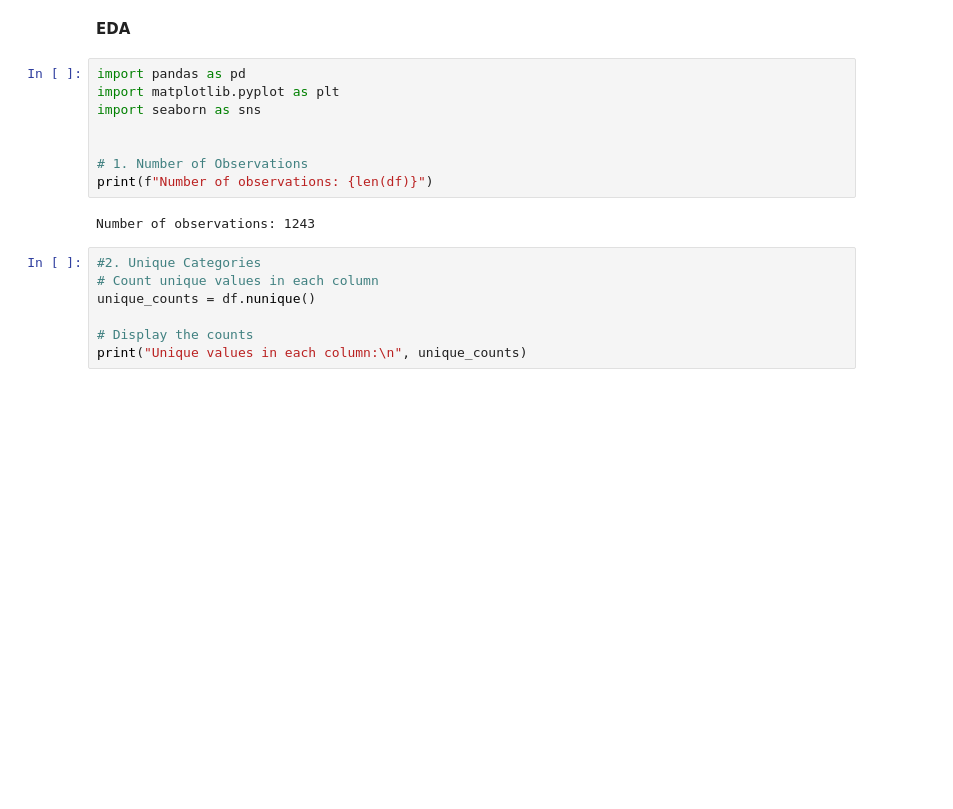
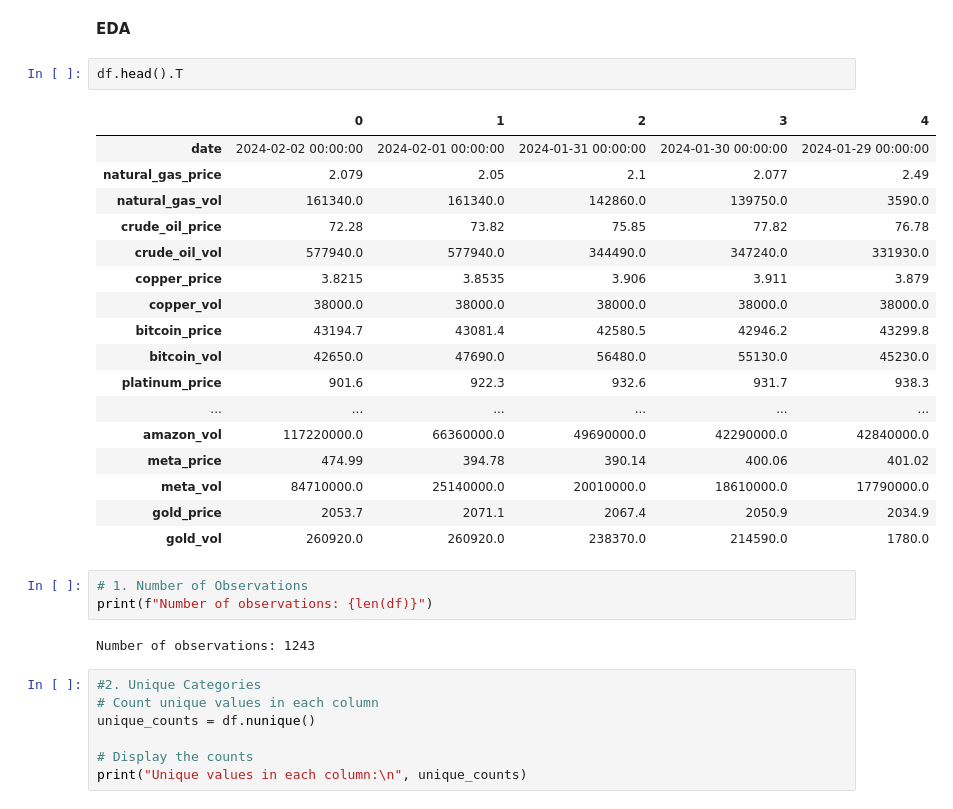
Before and after one commit to dearaugustina/plotly-dash, a Jupyter notebook: sprint2.ipynb, the cells around one changed output. Cells and saved outputs as stored; diff of their text form; blank space fills up the shorter version.

```diff
--- a/sprint2.ipynb
+++ b/sprint2.ipynb
@@ -81,12 +81,27 @@ df.head()
 | 4 | 2024-01-29 | 2.490 | 3590.0 | 76.78 | 331930.0 | 3.8790 | 38000.0 | ... |
 # %% [markdown]
 **EDA**
+# %%
+df.head().T
+# %% [output]
+|  | 0 | 1 | 2 | 3 | 4 |
+| date | 2024-02-02 00:00:00 | 2024-02-01 00:00:00 | 2024-01-31 00:00:00 | 2024-01-30 00:00:00 | 2024-01-29 00:00:00 |
+| natural_gas_price | 2.079 | 2.05 | 2.1 | 2.077 | 2.49 |
+| natural_gas_vol | 161340.0 | 161340.0 | 142860.0 | 139750.0 | 3590.0 |
+| crude_oil_price | 72.28 | 73.82 | 75.85 | 77.82 | 76.78 |
+| crude_oil_vol | 577940.0 | 577940.0 | 344490.0 | 347240.0 | 331930.0 |
+| copper_price | 3.8215 | 3.8535 | 3.906 | 3.911 | 3.879 |
+| copper_vol | 38000.0 | 38000.0 | 38000.0 | 38000.0 | 38000.0 |
+| bitcoin_price | 43194.7 | 43081.4 | 42580.5 | 42946.2 | 43299.8 |
+| bitcoin_vol | 42650.0 | 47690.0 | 56480.0 | 55130.0 | 45230.0 |
+| platinum_price | 901.6 | 922.3 | 932.6 | 931.7 | 938.3 |
+| ... | ... | ... | ... | ... | ... |
+| amazon_vol | 117220000.0 | 66360000.0 | 49690000.0 | 42290000.0 | 42840000.0 |
+| meta_price | 474.99 | 394.78 | 390.14 | 400.06 | 401.02 |
+| meta_vol | 84710000.0 | 25140000.0 | 20010000.0 | 18610000.0 | 17790000.0 |
+| gold_price | 2053.7 | 2071.1 | 2067.4 | 2050.9 | 2034.9 |
+| gold_vol | 260920.0 | 260920.0 | 238370.0 | 214590.0 | 1780.0 |
 # %%
-import pandas as pd
-import matplotlib.pyplot as plt
-import seaborn as sns
-
-
 # 1. Number of Observations
 print(f"Number of observations: {len(df)}")
 # %% [output]
```
